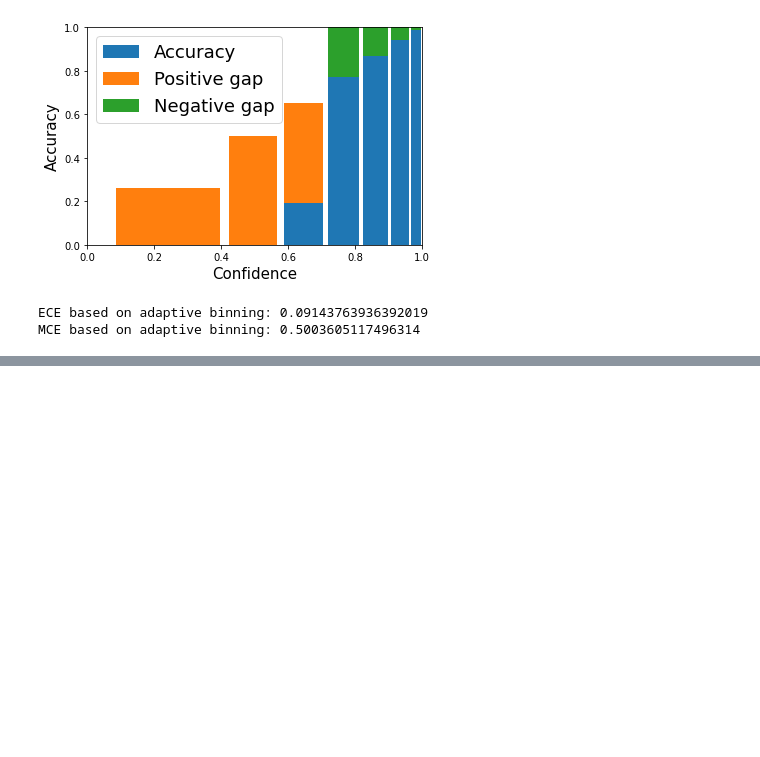
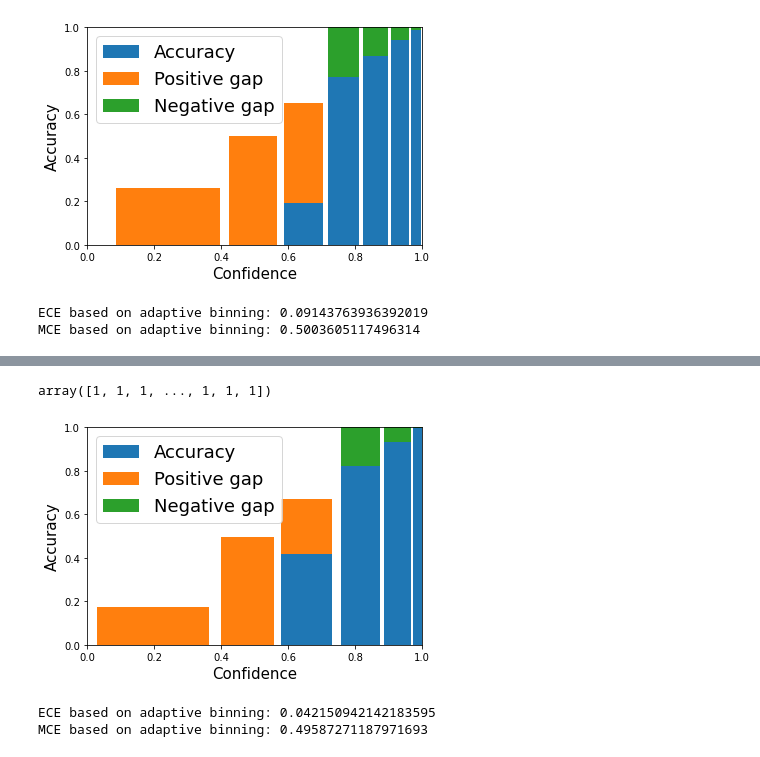
Before and after one commit to TuanAnhNguyen14111998/calibrate_model, a Jupyter notebook: src/calibration/adaptation/Untitled.ipynb, the cells around one changed output, grey strips where cells are left out. Saved outputs shown, nothing was run; the diff lists cells and outputs as text; code cells hidden in the pictures; blank space fills up the shorter version.

Commit message:
update adaptive calibrate with temperature scaling test

```diff
--- a/src/calibration/adaptation/Untitled.ipynb
+++ b/src/calibration/adaptation/Untitled.ipynb
@@ -251,0 +254,6 @@ MCE based on adaptive binning: 0.5003605117496314
+# %%
+df = pd.read_csv("/home/tuananh/tuananh/calibrate_model/datasets/result_predict_draid_scale_exp0.csv")
+df = df[df["lung lesion GT"] == 1]
+T = 0.5625
+df["output prob scale"] = df["output prob"] / T
+df
@@ -251,0 +274,37 @@ MCE based on adaptive binning: 0.5003605117496314
+# %%
+# custom function
+def sigmoid(x):
+    return 1 / (1 + math.exp(-x))
+
+def threshold_filter(x):
+    if x > 0.7:
+        return 1
+    else:
+        return 0
+
+sigmoid_v = np.vectorize(sigmoid)
+threshold_filter_v = np.vectorize(threshold_filter)
+
+logits = df['output prob scale'].values
+labels = df["lung lesion GT"].values
+probabilities = sigmoid_v(logits)
+predictions = threshold_filter_v(probabilities)
+predictions
+# %% [output]
+array([1, 1, 1, ..., 1, 1, 1])
+# %%
+infer_results = []
+
+for i in range(df.shape[0]):
+	correctness = (labels[i] == predictions[i])
+	infer_results.append([probabilities[i], correctness])
+
+# Call AdaptiveBinning.
+AECE, AMCE, confidence, accuracy, cof_min, cof_max = AdaptiveBinning(infer_results, True)
+
+print('ECE based on adaptive binning: {}'.format(AECE))
+print('MCE based on adaptive binning: {}'.format(AMCE))
+# %% [output]
+[figure, added]
+ECE based on adaptive binning: 0.042150942142183595
+MCE based on adaptive binning: 0.49587271187971693
```
Also changed, not shown: parts of 2 cells of this notebook.
